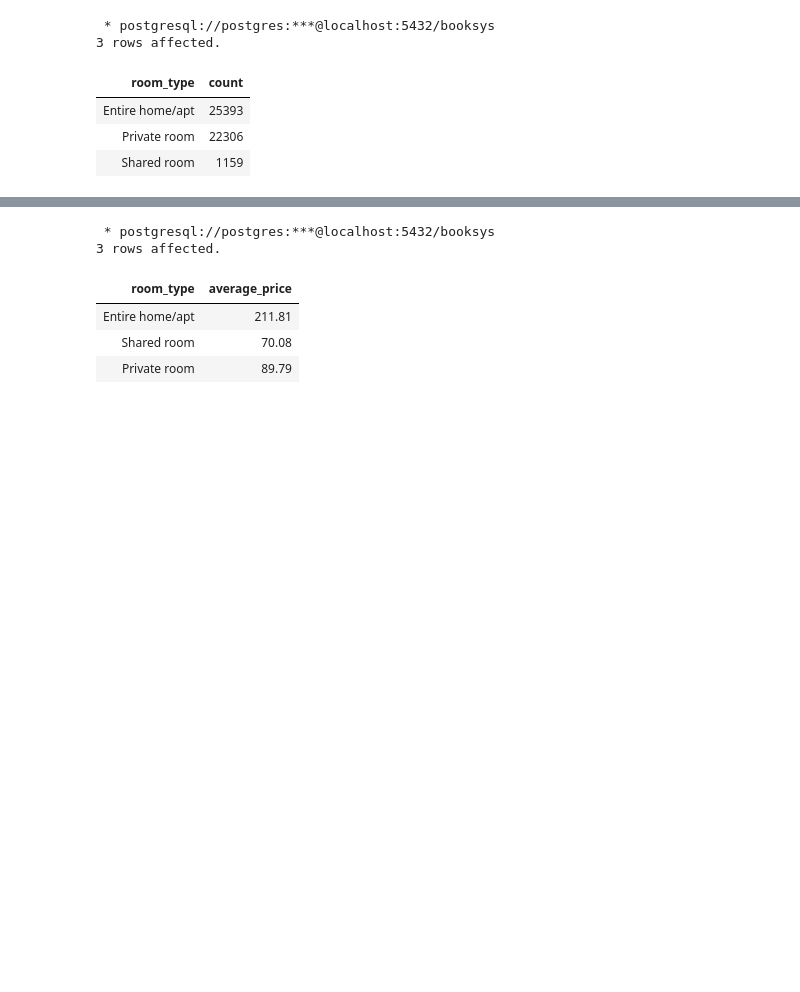
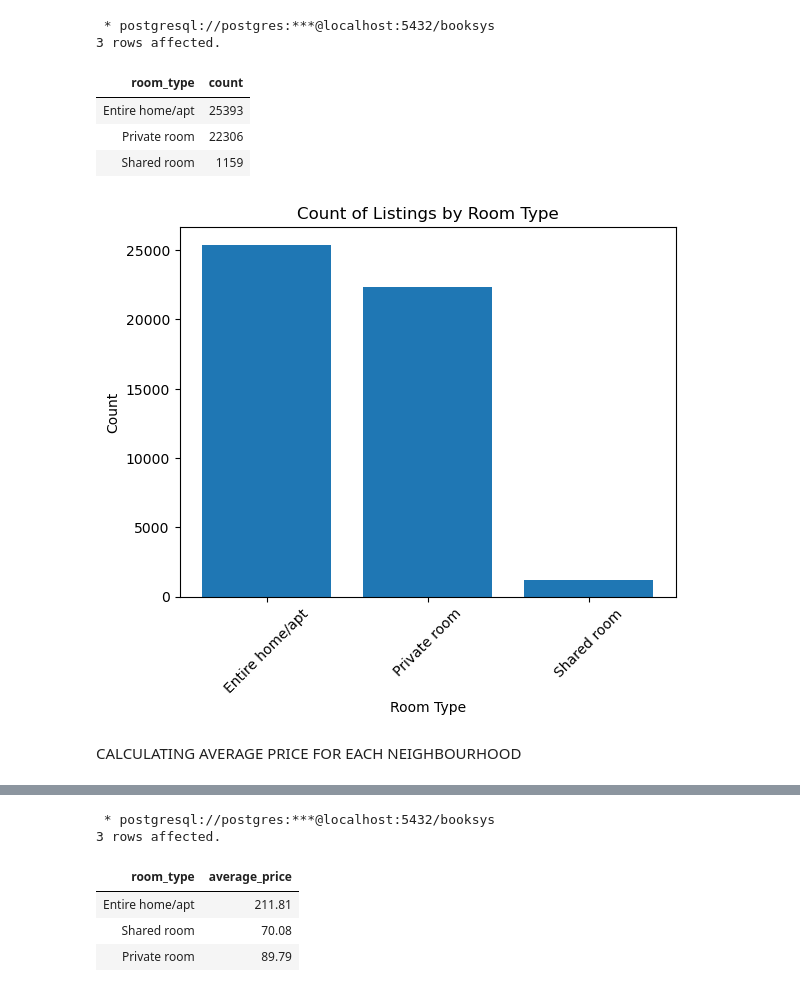
Before and after one commit to The-DigitalAcademy/Machine_Learning_Airbnb, a Jupyter notebook: AIRBNB(SQL).ipynb, the cells around one changed output, grey strips where cells are left out. Drawn from its saved outputs; the diff is of its cells as text; code cells hidden in the pictures; blank space fills up the shorter version.

```diff
--- a/AIRBNB(SQL).ipynb
+++ b/AIRBNB(SQL).ipynb
@@ -8,3 +30,4 @@ from sqlalchemy import engine
 # %%
 engine = sqlalchemy.create_engine('postgresql://postgres:polpol@localhost:5432/booksys')
 connection = engine.connect()
+conn = psycopg2.connect('postgresql://postgres:polpol@localhost:5432/booksys')
@@ -67,6 +94,31 @@ ORDER BY count DESC;
 | Entire home/apt | 25393 |
 | Private room | 22306 |
 | Shared room | 1159 |
+# %%
+query = '''
+SELECT "room_type", COUNT(*) AS count
+FROM "AirBNB_modified"
+GROUP BY "room_type"
+ORDER BY count DESC
+'''
+
+# Execute the query and fetch the results into a pandas DataFrame
+df = pd.read_sql(query, conn)
+
+# Close the database connection
+conn.close()
+
+# Visualize the result as a bar chart
+plt.bar(df['room_type'], df['count'])
+plt.xlabel('Room Type')
+plt.ylabel('Count')
+plt.title('Count of Listings by Room Type')
+plt.xticks(rotation=45)
+plt.show()
+# %% [output]
+[figure, added]
+# %% [markdown]
+CALCULATING AVERAGE PRICE FOR EACH NEIGHBOURHOOD
 # %%
 %%sql
 SELECT "neighbourhood_group", AVG(price)::numeric(10, 2) AS average_price
```
Also changed, not shown: parts of 34 cells of this notebook.
